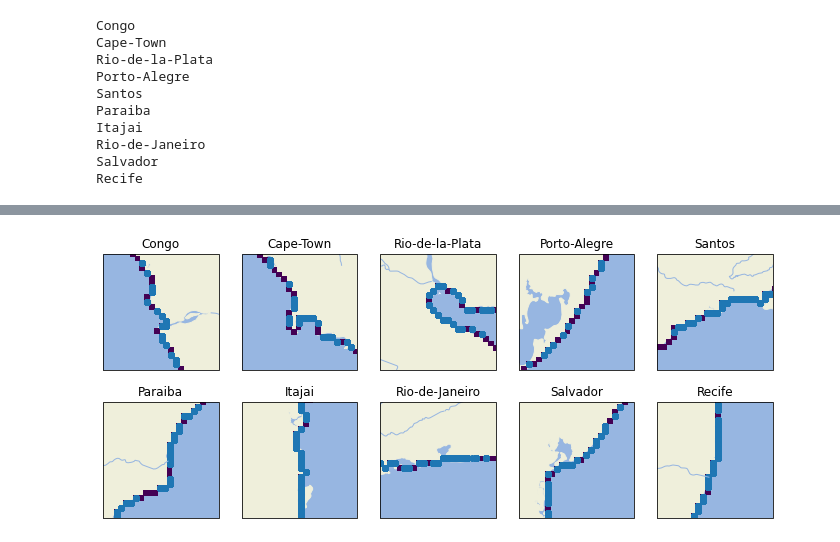
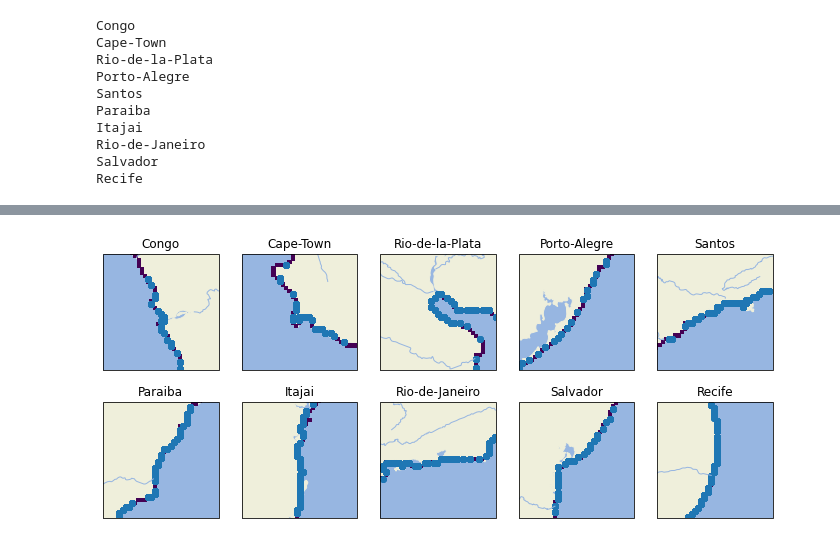
Before and after one commit to OceanParcels/BayesianAnalysis_SouthAtlantic, a Jupyter notebook: notebooks/Standard_method_release_particles_from_river_locations.ipynb, the cells around one changed output, grey strips where cells are left out. Drawn from its saved outputs; the diff is of its cells as text; code cells hidden in the pictures.

```diff
--- a/notebooks/Standard_method_release_particles_from_river_locations.ipynb
+++ b/notebooks/Standard_method_release_particles_from_river_locations.ipynb
@@ -357,7 +332,7 @@ def center_of_mass(DF):
 
     x = DF.X_bin
     y = DF.Y_bin
-    m = DF.dots_exten #this is so annoying
+    m = DF.emissions #this is so annoying
     M = m.sum()
 
     return sum(m*y)/M, sum(m*x)/M
@@ -397,8 +372,8 @@ def rivers_per_location(DF, loc_coords, radius, binned=False, tolerance=0.1):
         dist = haversine_distance_two((lat,lon), CM)
 
     loc_df = DF[mask]
-    p = pd.DataFrame({'p': loc_df['dots_exten']/loc_df['dots_exten'].sum()})
-    loc_df = loc_df.drop(['dots_exten'], axis=1)
+    p = pd.DataFrame({'p': loc_df['emissions']/loc_df['emissions'].sum()})
+    loc_df = loc_df.drop(['emissions'], axis=1)
     loc_df = pd.concat([loc_df, p], axis=1)
     loc_df.reset_index(inplace=True)
 
@@ -423,10 +398,10 @@ r = 1
 
 for i, loc in enumerate(cluster_locations):
 
-    loc_mask, loc_CM= rivers_per_location(sort, cluster_locations[loc], r, binned=True)
+    loc_mask, loc_CM = rivers_per_location(sort, cluster_locations[loc], r, binned=True)
     lat_BA, lon_BA = loc_CM
     loc_df = sort[loc_mask]
-
+    print(loc, [lon_BA, lon_BA, lat_BA, lat_BA])
     ax[i].set_extent([lon_BA-r, lon_BA+r, lat_BA-r, lat_BA+r], crs=ccrs.PlateCarree())
     ax[i].add_feature(cfeature.OCEAN)
     ax[i].add_feature(cfeature.LAND)
@@ -441,7 +416,7 @@ for i, loc in enumerate(cluster_locations):
 
 
     for m in loc_df.index:
-        ax[i].scatter(loc_df['X_bin'][m], loc_df['Y_bin'][m], s=loc_df['dots_exten'][m]*0.5,
+        ax[i].scatter(loc_df['X_bin'][m], loc_df['Y_bin'][m], s=loc_df['emissions'][m]*0.5,
                      alpha=0.7)
 #         ax[i].scatter(cluster_locations[loc][1], cluster_locations[loc][0], c='white',
 #                       marker='s',  edgecolor='k', s=100)
@@ -487,7 +472,7 @@ def compute_clusters(DF, N, cluster_radius=1, compute_other=False):
 
 release_points = {}
 priors = {}
-r = 1
+r = 1.5
 N = 100000 #Number of particles realesed pre source.
 
 cluster_percent = 0
@@ -499,14 +484,14 @@ for i, loc in enumerate(cluster_locations):
     lat_BA, lon_BA = _CM
     loc_df = sort[_mask]
 
-    loc_percent = loc_df['dots_exten'].sum()/total_meijer
+    loc_percent = loc_df['emissions'].sum()/total_meijer
     no_rivers = loc_df['merged_rivers'].sum()
     merged_rivers += no_rivers
     priors[loc] = [loc_percent, no_rivers]
-    cluster_percent += loc_df['dots_exten'].sum()/total_meijer
-    p = pd.DataFrame({'p': loc_df['dots_exten']/loc_df['dots_exten'].sum()})
+    cluster_percent += loc_df['emissions'].sum()/total_meijer
+    p = pd.DataFrame({'p': loc_df['emissions']/loc_df['emissions'].sum()})
 
-    loc_df = loc_df.drop(['dots_exten'], axis=1)
+    loc_df = loc_df.drop(['emissions'], axis=1)
     loc_df = pd.concat([loc_df, p], axis=1)
     loc_df.reset_index(drop=True, inplace=True)
 
@@ -515,7 +500,7 @@ for i, loc in enumerate(cluster_locations):
 priors['Other'] = [1 - cluster_percent, sa_meijer.shape[0] - merged_rivers]
 priors = pd.DataFrame(priors).T
 priors = priors.rename(columns={0:'mean', 1:'merged_rivers'})
-priors.to_csv('../data/analysis/river_input_analysis.csv')
+# priors.to_csv('../data/analysis/river_input_analysis.csv')
 # %% [output]
 Congo
 Cape-Town
@@ -556,24 +546,24 @@ release_points['Congo']
 # %%
 fig,ax = plt.subplots(ncols=5,nrows=2,figsize=(12,5),
                       subplot_kw={'projection': ccrs.PlateCarree()})
 
 coast_mask = np.ma.masked_equal(coast, 0)
 
 ax = np.reshape(ax, 10)
-r = 1
+r = 1.5
 
 for i, loc in enumerate(cluster_locations):
 
     loc_mask, loc_CM= rivers_per_location(sort, cluster_locations[loc], r, binned=True)
     lat_BA, lon_BA = loc_CM
 #     loc_df = sort[loc_mask]
 
     ax[i].set_extent([lon_BA-r, lon_BA+r, lat_BA-r, lat_BA+r], crs=ccrs.PlateCarree())
     ax[i].add_feature(cfeature.OCEAN)
     ax[i].add_feature(cfeature.LAND)
     ax[i].add_feature(cfeature.RIVERS)
     ax[i].set_title(loc)
     ax[i].pcolormesh(X, Y, coast_mask)
     ax[i].scatter(release_points[loc]['X_bin'], release_points[loc]['Y_bin'])
 # %% [output]
-[figure, old version]
+[figure, new version]
```
Also changed, not shown: parts of 44 cells of this notebook, 3 other files.
